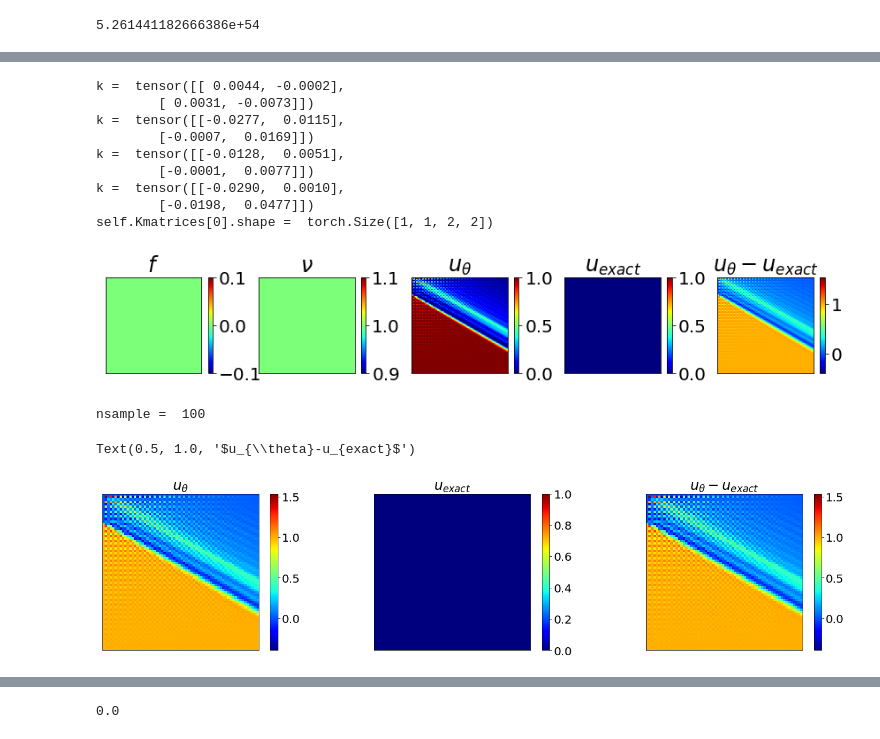
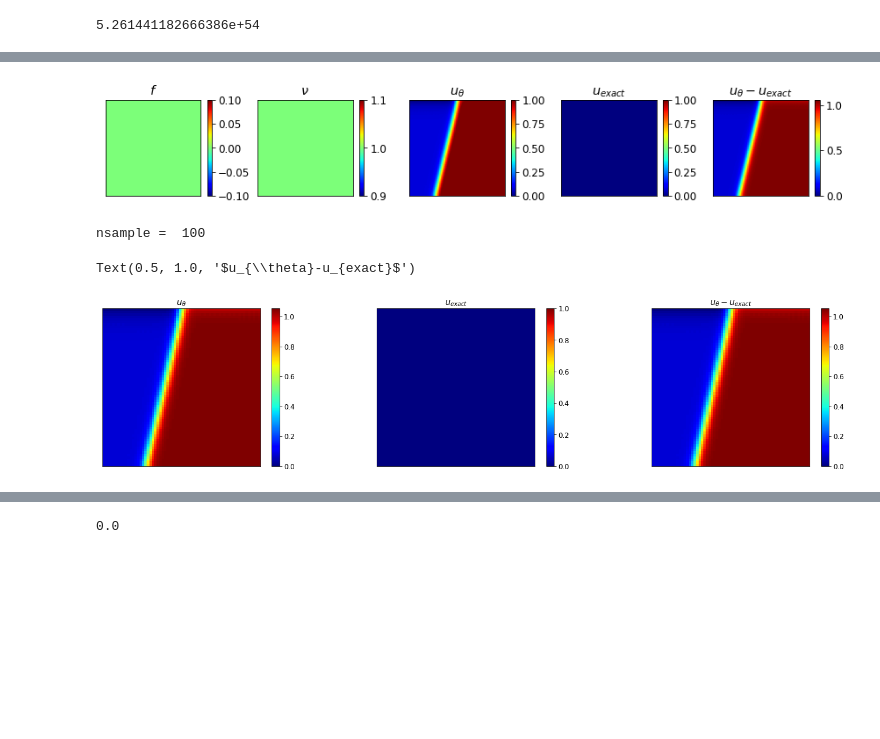
Before and after one commit to adityabalu/DiffNet, a Jupyter notebook: examples/poisson/single_instance/e18_allen_cahn_ice_melt.ipynb, the cells around one changed output, grey strips where cells are left out. Drawn from its saved outputs; the diff is of its cells as text; code cells hidden in the pictures; blank space fills up the shorter version.

```diff
--- a/examples/poisson/single_instance/e18_allen_cahn_ice_melt.ipynb
+++ b/examples/poisson/single_instance/e18_allen_cahn_ice_melt.ipynb
@@ -210,32 +210,23 @@ plt.imshow(basecase.dataset.bc2)
 # %%
 # separate query
-version_id = 11
-case_dir = './adv-diff-2d/version_'+str(version_id)
-dataset = AdvDiff2dRectangle(domain_size=domain_size)
+version_id = 23
+case_dir = './allen-cahn-icemelt-2d/version_'+str(version_id)
+dataset = AllenCahnIceMeltRectangle(domain_size=domain_size)
 network = torch.load(os.path.join(case_dir, 'network.pt'))
-equation = AdvDiff2d(network, dataset, batch_size=1, domain_size=domain_size)
+equation = AllenCahnIceMelt(network, dataset, batch_size=1, domain_size=domain_size)
 # Query
 inputs, forcing = equation.dataset[0]
 k, f, u = equation.do_query(inputs, forcing)
 u_exact = equation.u_exact.squeeze()
 
 # plot
 plot_contours(k,f,u,u_exact)
 
 nsample = len(basecase.dataset)
 print("nsample = ", nsample)
 # %% [output]
+[figure, new version]
-k =  tensor([[ 0.0044, -0.0002],
-        [ 0.0031, -0.0073]])
-k =  tensor([[-0.0277,  0.0115],
-        [-0.0007,  0.0169]])
-k =  tensor([[-0.0128,  0.0051],
-        [-0.0001,  0.0077]])
-k =  tensor([[-0.0290,  0.0010],
-        [-0.0198,  0.0477]])
-self.Kmatrices[0].shape =  torch.Size([1, 1, 2, 2])
+nsample =  100
-[figure, old version]
-nsample =  100
 # %%
 diff = u - u_exact
 # plotting
@@ -253,7 +244,7 @@ im = axs[2].imshow(diff,cmap='jet')
 fig.colorbar(im, ax=axs[2]); axs[2].set_title(r'$u_{\theta}-u_{exact}$')
 # %% [output]
 Text(0.5, 1.0, '$u_{\\theta}-u_{exact}$')
-[figure, old version]
+[figure, new version]
 # %%
 idx = 32
 
```
Also changed, not shown: parts of 14 cells of this notebook, 3 other files.
